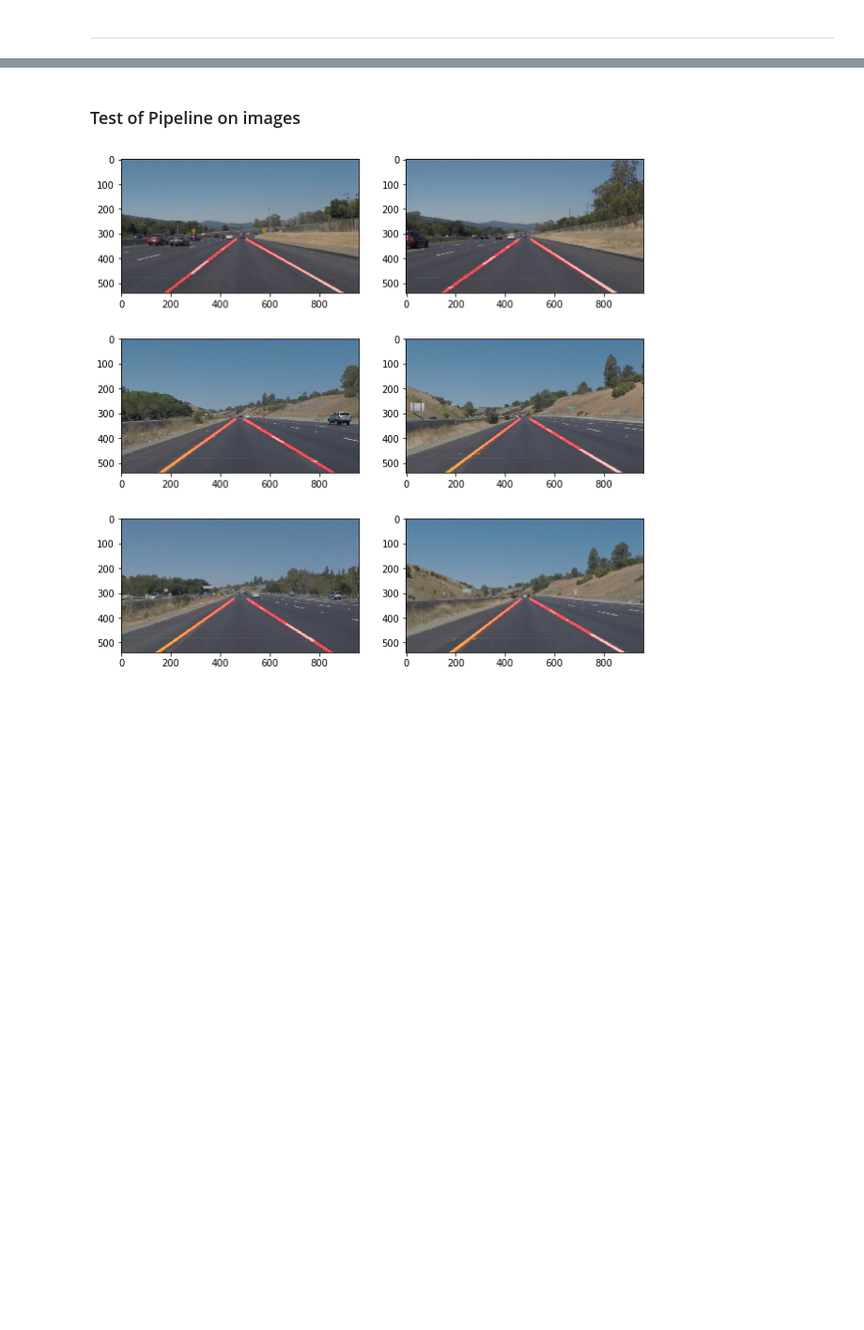
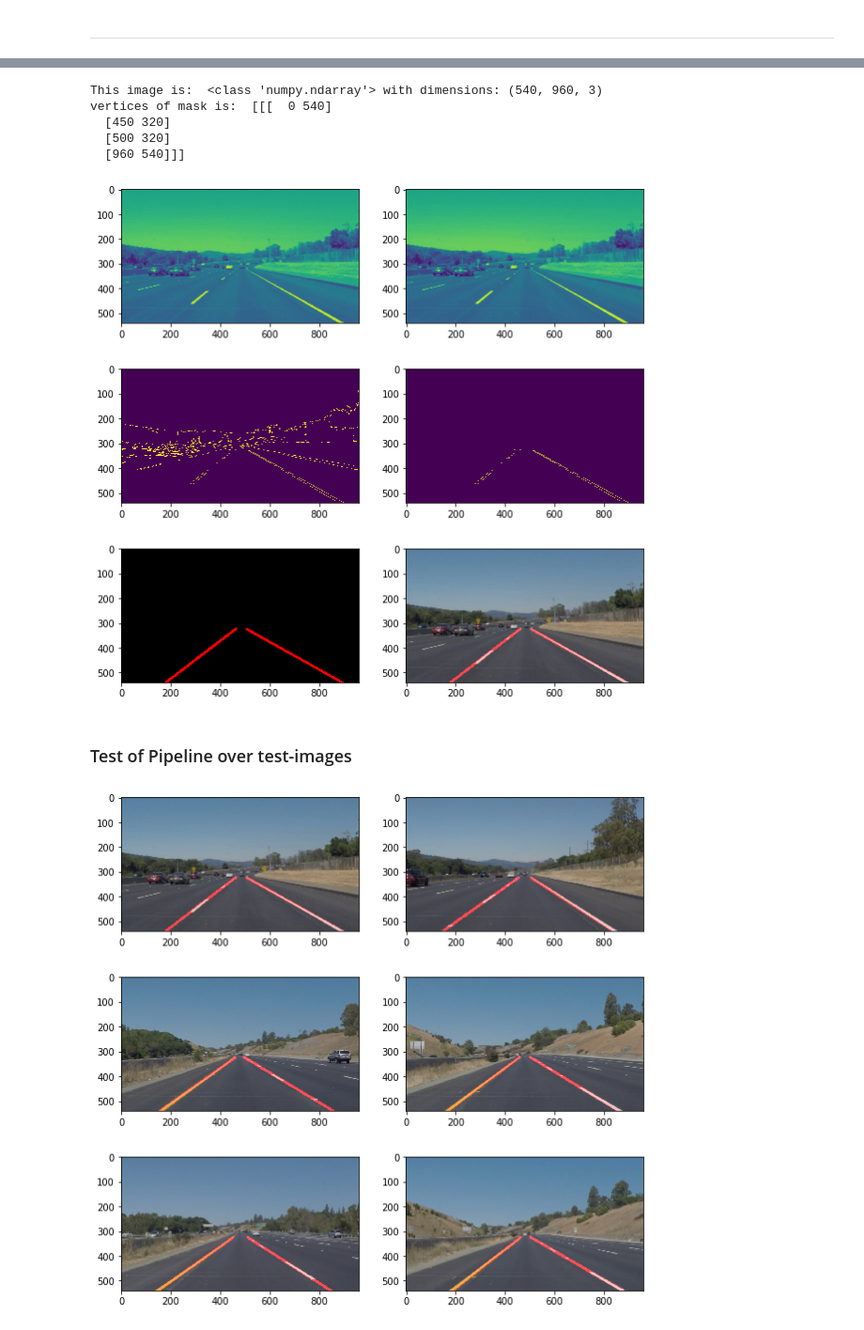
Before and after one commit to Vasuji/CARND-lane-finding, a Jupyter notebook: P11.ipynb, the cells around one changed output, grey strips where cells are left out. Shown: that part at 94% size. Cells and saved outputs as stored; diff of their text form; code cells hidden in the pictures; blank space fills up the shorter version.

```diff
--- a/P1.ipynb
+++ b/P11.ipynb
@@ -344,17 +344,29 @@ def pipeline(image,verbose):
 
     grey_image = grayscale(image)
 
+    if verbose:
+        mpimg.imsave("pipeline_images/1grey_image.jpg", grey_image)
+
 
     gaussian_blur_image = gaussian_blur(grey_image, kernel_size=3)
+
+
+    if verbose:
+        mpimg.imsave("pipeline_images/2gaussian_blur_image.jpg", gaussian_blur_image)
 
 
     canny_image = canny(gaussian_blur_image,\
                     low_threshold=50,\
                     high_threshold=150)
 
+    if verbose:
+        mpimg.imsave("pipeline_images/3canny_image.jpg", canny_image)
 
     masked_image = region_of_interest(canny_image,\
                                   vertices=vertices0 )
+
+    if verbose:
+        mpimg.imsave("pipeline_images/4masked_image.jpg", masked_image)
 
 
     line_image = hough_lines(masked_image, rho =2, \
@@ -362,12 +374,17 @@ def pipeline(image,verbose):
                           threshold=20, \
                           min_line_len=25,\
                           max_line_gap =10)
+    if verbose:
+        mpimg.imsave("pipeline_images/5line_image.jpg", line_image)
 
 
     weighted_image = weighted_img(line_image, initial_img,
                            α=0.8,\
                            β=1.,\
                            λ=0.)
+    if verbose:
+        mpimg.imsave("pipeline_images/6weighted_image.jpg", weighted_image)
+
 
     return  weighted_image
 
@@ -378,5 +406,23 @@ def pipeline(image,verbose):
+# %%
+images = os.listdir("test_images/")
+image = mpimg.imread("test_images/"+images[1])
+testimg = pipeline(image,verbose=True)
+
+images = os.listdir("pipeline_images/")
+plt.figure(figsize =(10,10))
+for k in range(6):
+    img = mpimg.imread("pipeline_images/"+images[k+1])
+    plt.subplot(3,2,k+1)
+    plt.imshow(img)
+# %% [output]
+This image is:  <class 'numpy.ndarray'> with dimensions: (540, 960, 3)
+vertices of mask is:  [[[  0 540]
+  [450 320]
+  [500 320]
+  [960 540]]]
+[figure, added]
 # %% [markdown]
-### Test of Pipeline on images
+### Test of Pipeline over test-images
 # %%
 images = os.listdir("test_images/")
 plt.figure(figsize =(10,10))
```
Also changed, not shown: parts of 2 cells of this notebook, 7 other files.
